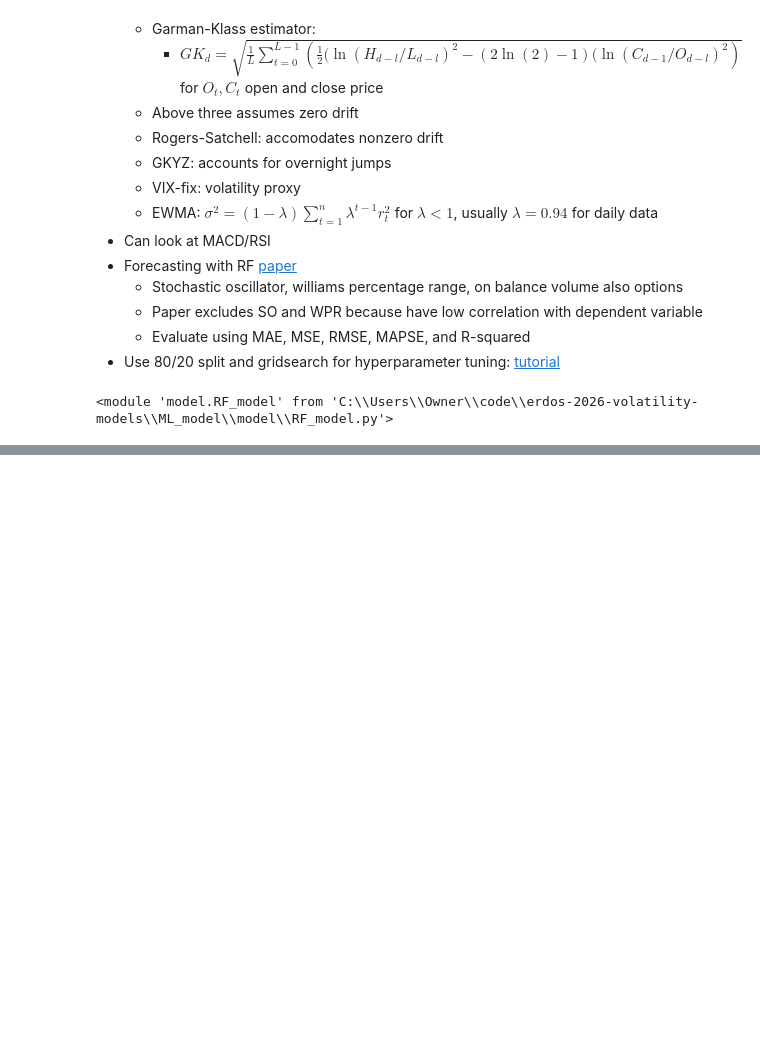
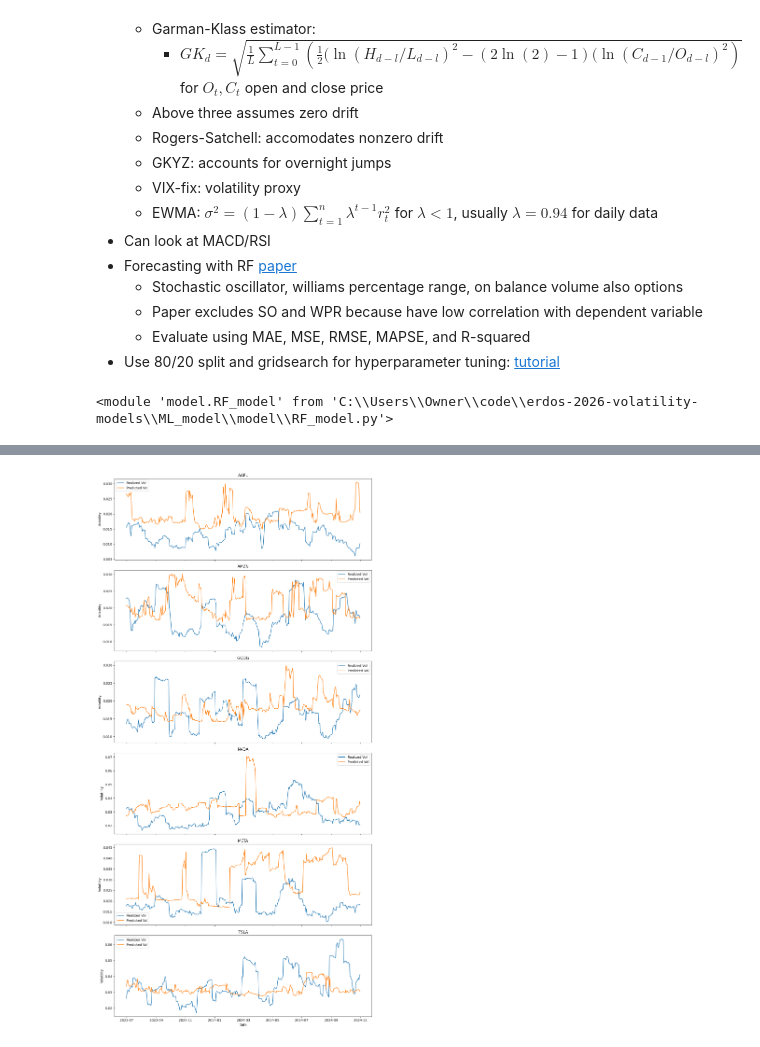
Before and after one commit to abkis/erdos-2026-volatility-models, a Jupyter notebook: ML_model/notes/notes.ipynb, the cells around one changed output, grey strips where cells are left out. Cells and saved outputs as stored; diff of their text form; code cells hidden in the pictures; blank space fills up the shorter version.

Commit message:
grid search + run model

```diff
--- a/ML_model/notes/notes.ipynb
+++ b/ML_model/notes/notes.ipynb
@@ -533,5 +533,6 @@ stock_names = ["AAPL", "AMZN", "GOOG", "NVDA", "META", "TSLA"]
 start_date = "2018-01-01"
 end_date = "2024-12-31"
 window = 21
+target_window = 5
 
-model = rf.RF_Model(stock_names, window, start_date, end_date, features=None, target="rolling_log_ret")
+model = rf.RF_Model(stock_names, window, start_date, end_date, features=None, target_window=target_window, grid_search=True)
@@ -540,2 +539,6 @@ model = rf.RF_Model(stock_names, window, start_date, end_date, features=None, ta
 # %%
 model.det_features()
+
+model.fit_RF()
+
+metrics = model.test_results()
@@ -543,0 +568,4 @@ KeyError: 'Column not found: log_ret'
+# %%
+model.plot_results()
+# %% [output]
+[figure, added]
```
Also changed, not shown: parts of 6 cells of this notebook, 4 other files.
